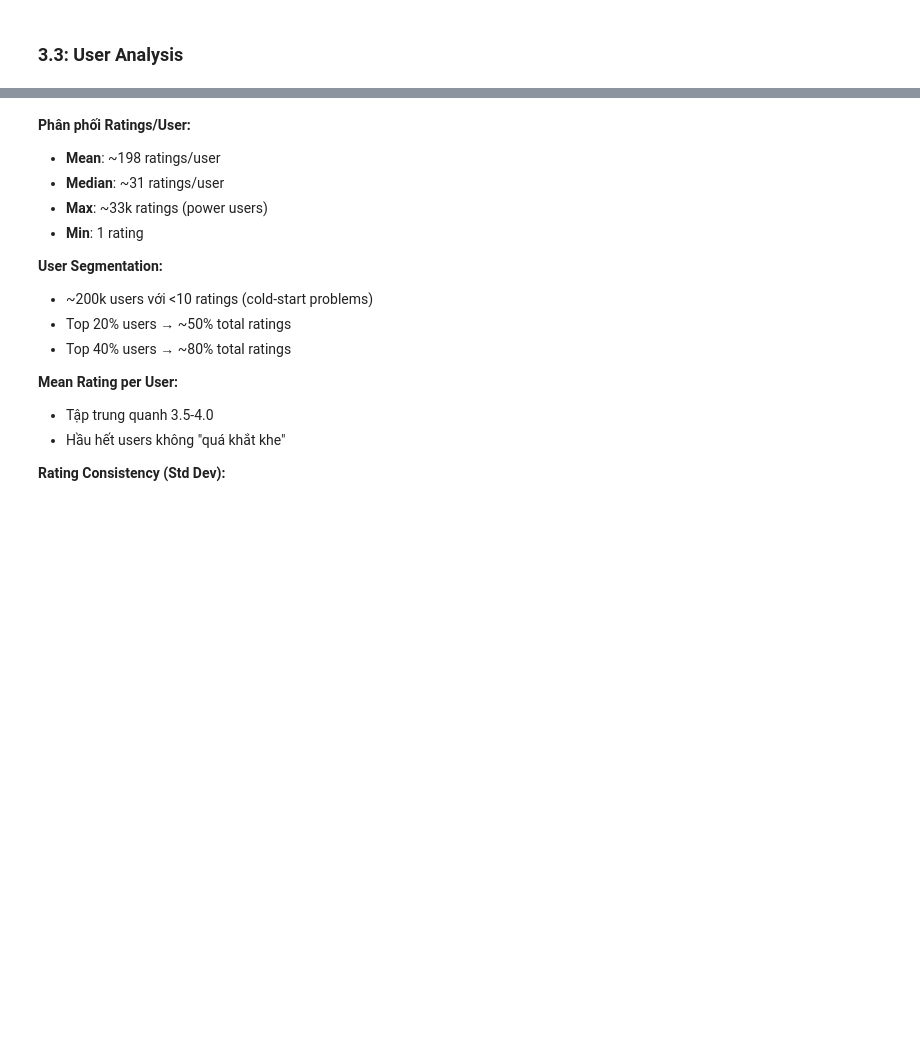
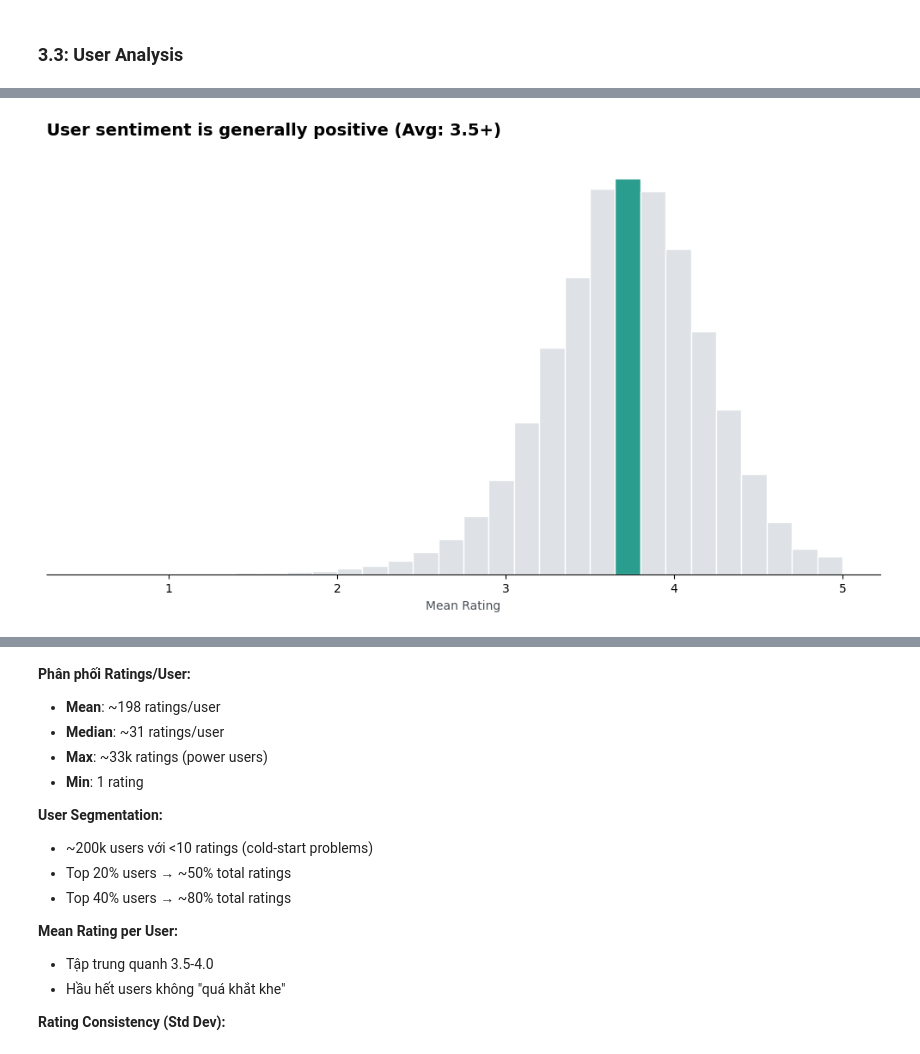
Before and after one commit to manhmanh39/film-recommendation, a Jupyter notebook: eda.ipynb, the cells around one changed output, grey strips where cells are left out. Saved outputs shown, nothing was run; the diff lists cells and outputs as text; code cells hidden in the pictures; blank space fills up the shorter version.

```diff
--- a/eda.ipynb
+++ b/eda.ipynb
@@ -444,0 +349,30 @@ Top 40% users contribute: 82.34% of ratings
+# %%
+import matplotlib.pyplot as plt
+import matplotlib.ticker as ticker
+import pandas as pd
+import numpy as np
+
+# Thống kê cơ bản
+user_stats = ratings.groupby('userId').agg({
+    'rating': ['count', 'mean', 'std', 'min', 'max']
+}).round(4)
+user_stats.columns = ['num_ratings', 'mean_rating', 'rating_std', 'min_rating', 'max_rating']
+user_stats = user_stats.reset_index()
+
+# Tính toán Decile
+user_stats_sorted = user_stats.sort_values('num_ratings')
+user_stats_sorted['decile'] = pd.qcut(user_stats_sorted['num_ratings'].rank(method='first'), 10, labels=False)
+decile_contrib = user_stats_sorted.groupby('decile')['num_ratings'].sum()
+decile_contrib_pct = (decile_contrib / decile_contrib.sum()) * 100
+
+# Các thông số bổ trợ
+zero_std_pct = (user_stats['rating_std'] == 0).sum() / len(user_stats) * 100
+global_mean = ratings['rating'].mean()
+top_20_val = decile_contrib_pct.iloc[-2:].sum()
+
+# Cấu hình màu sắc chung
+COLOR_MAIN = '#2a9d8f'
+COLOR_SECONDARY = '#e76f51'
+COLOR_GRAY = '#dee2e6'
+COLOR_TEXT = '#495057'
+plt.rcParams['font.family'] = 'sans-serif'
@@ -444,0 +403,15 @@ Top 40% users contribute: 82.34% of ratings
+# %%
+plt.figure(figsize=(10, 6))
+ax = plt.gca()
+
+n, bins, patches = ax.hist(user_stats['mean_rating'], bins=30, color=COLOR_GRAY, edgecolor='white')
+patches[n.argmax()].set_facecolor(COLOR_MAIN)
+
+ax.spines[['top', 'right', 'left']].set_visible(False)
+ax.yaxis.set_visible(False)
+plt.title('User sentiment is generally positive (Avg: 3.5+)', loc='left', fontsize=14, fontweight='bold', pad=20)
+plt.xlabel('Mean Rating', color=COLOR_TEXT)
+plt.tight_layout()
+plt.show()
+# %% [output]
+[figure, added]
```
Also changed, not shown: parts of 25 cells of this notebook.
